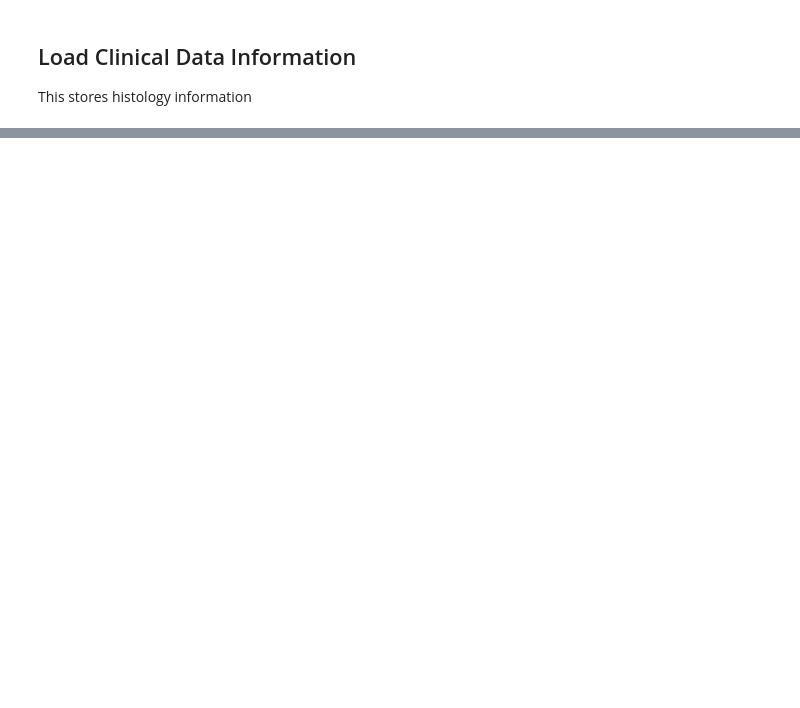
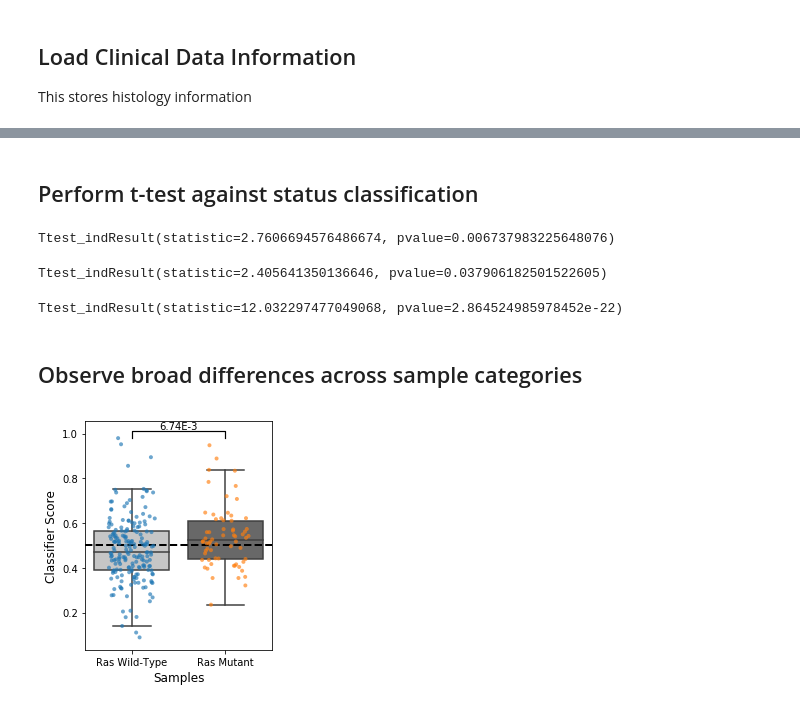
Before and after one commit to marislab/pdx-classification, a Jupyter notebook: 2A.evaluate-classifier-pdx.ipynb, the cells around one changed output, grey strips where cells are left out. Saved outputs shown, nothing was run; the diff lists cells and outputs as text; code cells hidden in the pictures; blank space fills up the shorter version.

```diff
--- a/2A.evaluate-classifier-pdx.ipynb
+++ b/2A.evaluate-classifier-pdx.ipynb
@@ -215,3 +258,0 @@ scores_df.head(2)
-# %%
-scores_df = scores_df.assign(tp53_status = scores_df['Hugo_Symbol_tp53'])
-scores_df = scores_df.assign(ras_status = scores_df['Hugo_Symbol_ras'])
@@ -403,34 +400,0 @@ plt.savefig(file)
-# %%
-x1, x2 = 0, 1
-x3, x4 = -0.2, 0.2
-y1, y2, h = 0.98, 1, 0.03
-
-plt.rcParams['figure.figsize']=(3.5, 4)
-ax = sns.boxplot(x="tp53_status",
-                 y="tp53_score",
-                 data=scores_df,
-                 palette = 'Greys',
-                 fliersize=0)
-
-ax = sns.stripplot(x="tp53_status",
-                   y="tp53_score",
-                   data=scores_df,
-                   dodge=True,
-                   edgecolor='black',
-                   jitter=0.25,
-                   size=4,
-                   alpha=0.65)
-
-ax.set_ylabel('Classifier Score', fontsize=12)
-ax.set_xlabel('PDX Data', fontsize=12)
-ax.set_xticklabels(['TP53 Wild-Type', 'TP53 Mutant'])
-
-# Add Ras T-Test Results
-plt.plot([x1, x1, x2, x2], [y1, y1+h, y1+h, y1], lw=1.2, c='black')
-plt.text(.5, y1+h, "{:.2E}".format(Decimal(t_results_tp53.pvalue)),
-         ha='center', va='bottom', color="black")
-plt.axhline(linewidth=2, y=0.5, color='black', linestyle='dashed');
-plt.tight_layout()
-
-file = os.path.join('figures', 'tp53_predictions.pdf')
-plt.savefig(file)
@@ -508,0 +401,26 @@ plt.savefig(file, bbox_extra_artists=(lgd,), bbox_inches='tight')
+# %% [markdown]
+## Perform t-test against status classification
+# %%
+t_results_ras = perform_ttest(scores_df, gene='ras')
+t_results_ras
+# %% [output]
+Ttest_indResult(statistic=2.7606694576486674, pvalue=0.006737983225648076)
+# %%
+t_results_nf1 = perform_ttest(scores_df, gene='nf1')
+t_results_nf1
+# %% [output]
+Ttest_indResult(statistic=2.405641350136646, pvalue=0.037906182501522605)
+# %%
+t_results_tp53 = perform_ttest(scores_df, gene='tp53')
+t_results_tp53
+# %% [output]
+Ttest_indResult(statistic=12.032297477049068, pvalue=2.864524985978452e-22)
+# %% [markdown]
+## Observe broad differences across sample categories
+# %%
+# Ras
+get_mutant_boxplot(df=scores_df,
+                   gene="Ras",
+                   t_test_results=t_results_ras)
+# %% [output]
+[figure, added]
```
Also changed, not shown: parts of 46 cells of this notebook, 2 other files.
